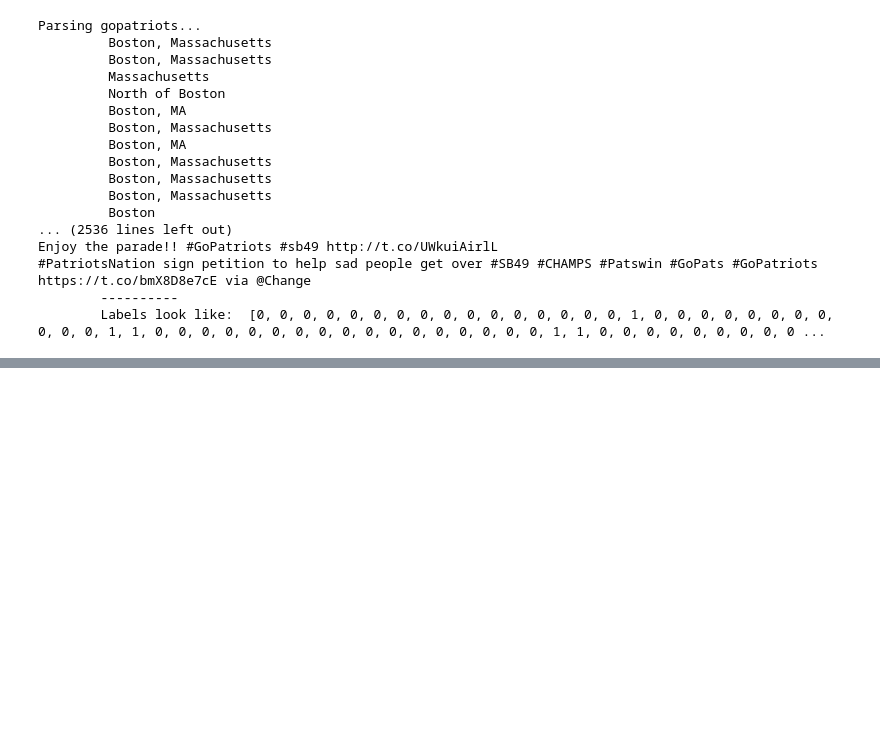
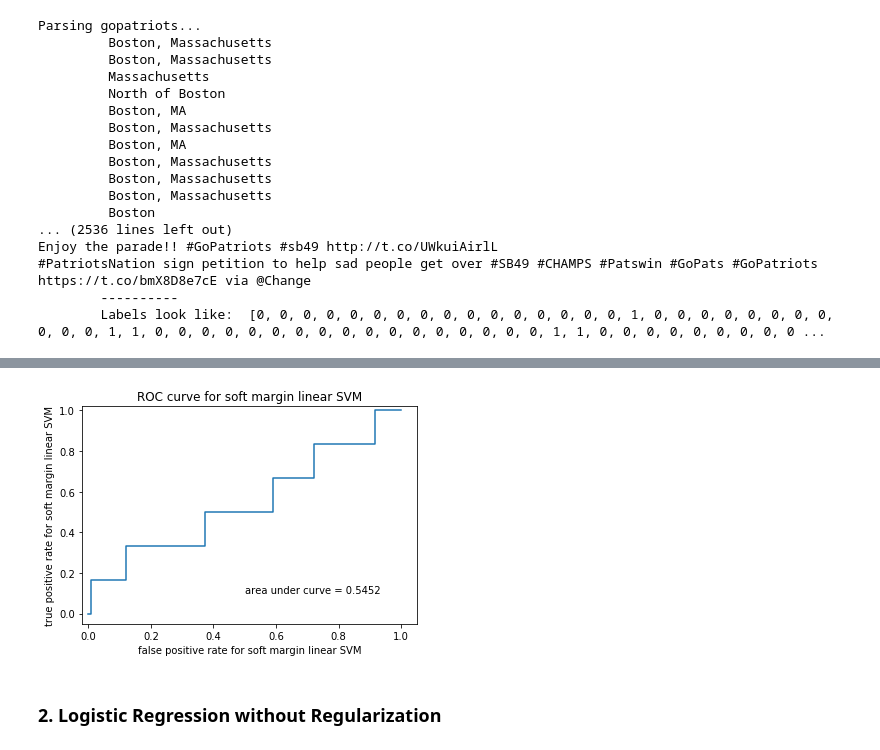
Before and after one commit to 219Winter2019adjz/Project5, a Jupyter notebook: Part 6, Fan Base Prediction.ipynb, the cells around one changed output, grey strips where cells are left out. Saved outputs shown, nothing was run; the diff lists cells and outputs as text; code cells hidden in the pictures; blank space fills up the shorter version.

```diff
--- a/Part 6, Fan Base Prediction.ipynb
+++ b/Part 6, Fan Base Prediction.ipynb
@@ -277,0 +621,22 @@ tweet_location_labels = np.asarray(tweet_location_labels)
+# %%
+# ROC curve for soft margin SVM
+
+from sklearn.metrics import roc_curve
+from sklearn.metrics import roc_auc_score
+
+score_svc_2 = clf_svc_2.decision_function(X_lsi_test_reduced)
+fpr_svc_2, tpr_svc_2, thresholds_svc_2 = roc_curve(y_test, score_svc_2)
+
+plt.figure()
+plt.plot(fpr_svc_2, tpr_svc_2)
+plt.title('ROC curve for soft margin linear SVM')
+plt.text(0.5, 0.1, 'area under curve = %0.4f' % roc_auc_score(y_test, score_svc_2))
+plt.xlabel('false positive rate for soft margin linear SVM')
+plt.ylabel('true positive rate for soft margin linear SVM')
+plt.xlim(left=-0.02)
+plt.ylim(top=1.02)
+plt.show()
+# %% [output]
+[figure, added]
+# %% [markdown]
+###  2. Logistic Regression without Regularization
```
Also changed, not shown: parts of 37 cells of this notebook, 1 other file.
